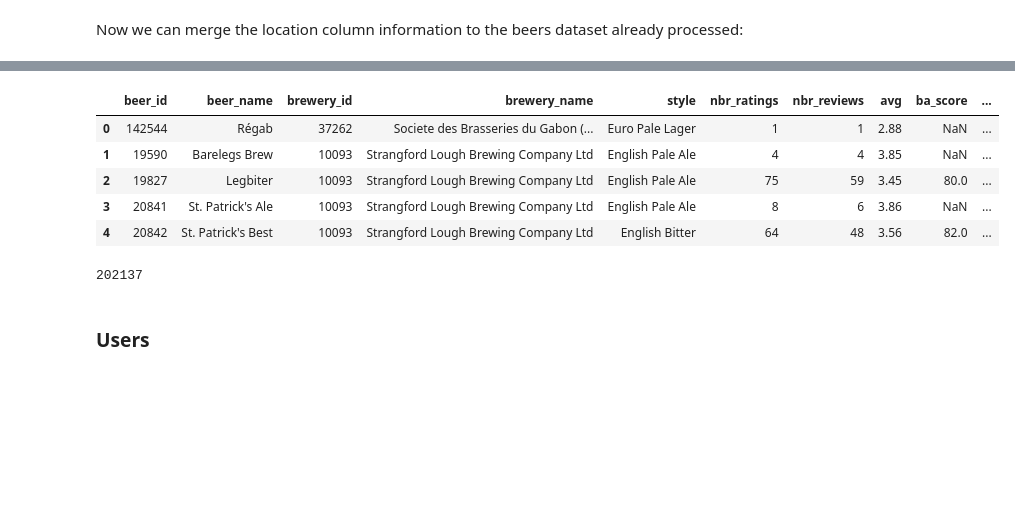
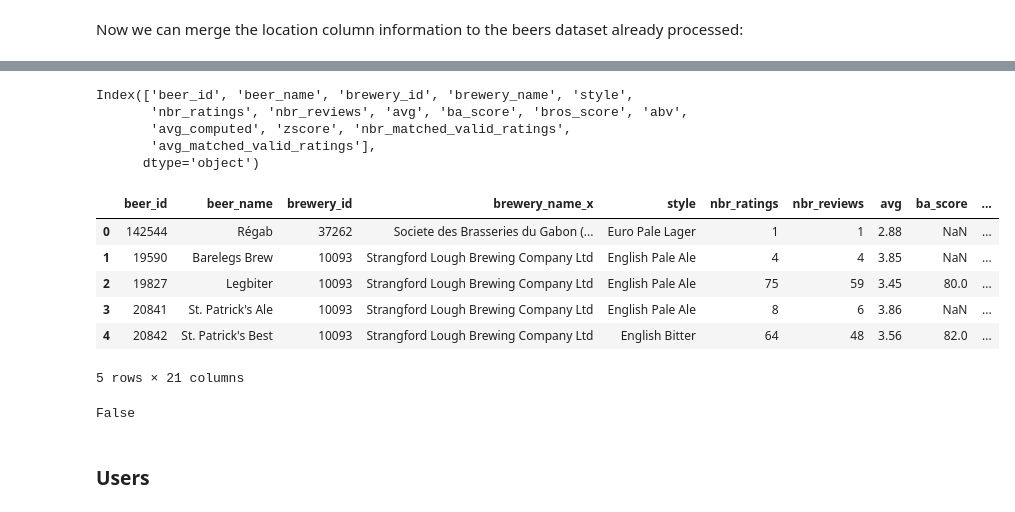
Before and after one commit to epfl-ada/ada-2024-project-mediterranean, a Jupyter notebook: src/preprocessing/data_processing_BeerAdvocate.ipynb, the cells around one changed output, grey strips where cells are left out. Drawn from its saved outputs; the diff is of its cells as text; code cells hidden in the pictures; blank space fills up the shorter version.

```diff
--- a/src/preprocessing/data_processing_BeerAdvocate.ipynb
+++ b/src/preprocessing/data_processing_BeerAdvocate.ipynb
@@ -352,24 +369,33 @@ Now we can merge the location column information to the beers dataset already pr
+# %%
+beers_adv_filt_unique.columns
+# %% [output]
+Index(['beer_id', 'beer_name', 'brewery_id', 'brewery_name', 'style',
+       'nbr_ratings', 'nbr_reviews', 'avg', 'ba_score', 'bros_score', 'abv',
+       'avg_computed', 'zscore', 'nbr_matched_valid_ratings',
+       'avg_matched_valid_ratings'],
+      dtype='object')
 # %%
-breweries_adv_filt.rename(columns={'name': 'brewery_name'}, inplace=True)
+breweries_adv_filt.rename(columns={'id': 'brewery_id'}, inplace=True)
 
 beers_adv_filt_unique_location = beers_adv_filt_unique.merge(
-    breweries_adv_filt[['brewery_name', 'location', 'location_region', 'US', 'UK', 'Canada']],
-    on='brewery_name',
+    breweries_adv_filt[['brewery_id','brewery_name', 'location', 'location_region', 'US', 'UK', 'Canada']],
+    on='brewery_id',
     how='left'
 )
 
 beers_adv_filt_unique_location.head()
 # %% [output]
-|  | beer_id | beer_name | brewery_id | brewery_name | style | nbr_ratings | nbr_reviews | avg | ba_score | ... |
+|  | beer_id | beer_name | brewery_id | brewery_name_x | style | nbr_ratings | nbr_reviews | avg | ba_score | ... |
 | 0 | 142544 | Régab | 37262 | Societe des Brasseries du Gabon (... | Euro Pale Lager | 1 | 1 | 2.88 | NaN | ... |
 | 1 | 19590 | Barelegs Brew | 10093 | Strangford Lough Brewing Company Ltd | English Pale Ale | 4 | 4 | 3.85 | NaN | ... |
 | 2 | 19827 | Legbiter | 10093 | Strangford Lough Brewing Company Ltd | English Pale Ale | 75 | 59 | 3.45 | 80.0 | ... |
 | 3 | 20841 | St. Patrick's Ale | 10093 | Strangford Lough Brewing Company Ltd | English Pale Ale | 8 | 6 | 3.86 | NaN | ... |
 | 4 | 20842 | St. Patrick's Best | 10093 | Strangford Lough Brewing Company Ltd | English Bitter | 64 | 48 | 3.56 | 82.0 | ... |
+5 rows × 21 columns
-# %%
-print(len(beers_adv_filt_unique_location))
-# %% [output]
-202137
+# %%
+beers_adv_filt_unique_location['beer_id'].duplicated().any()
+# %% [output]
+False
 # %% [markdown]
 ### Users
 # %%
```
Also changed, not shown: parts of 2 cells of this notebook, 2 other files.
